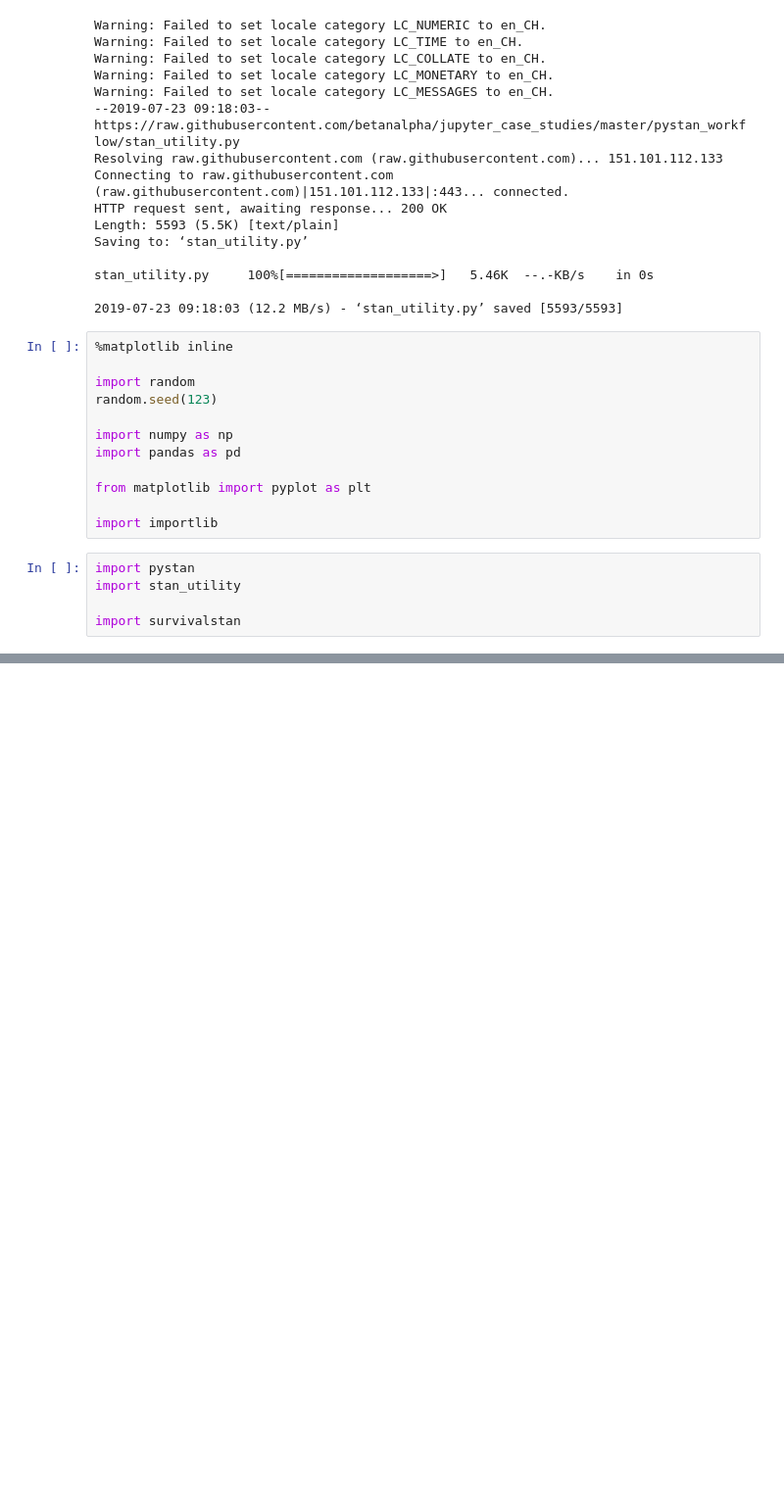
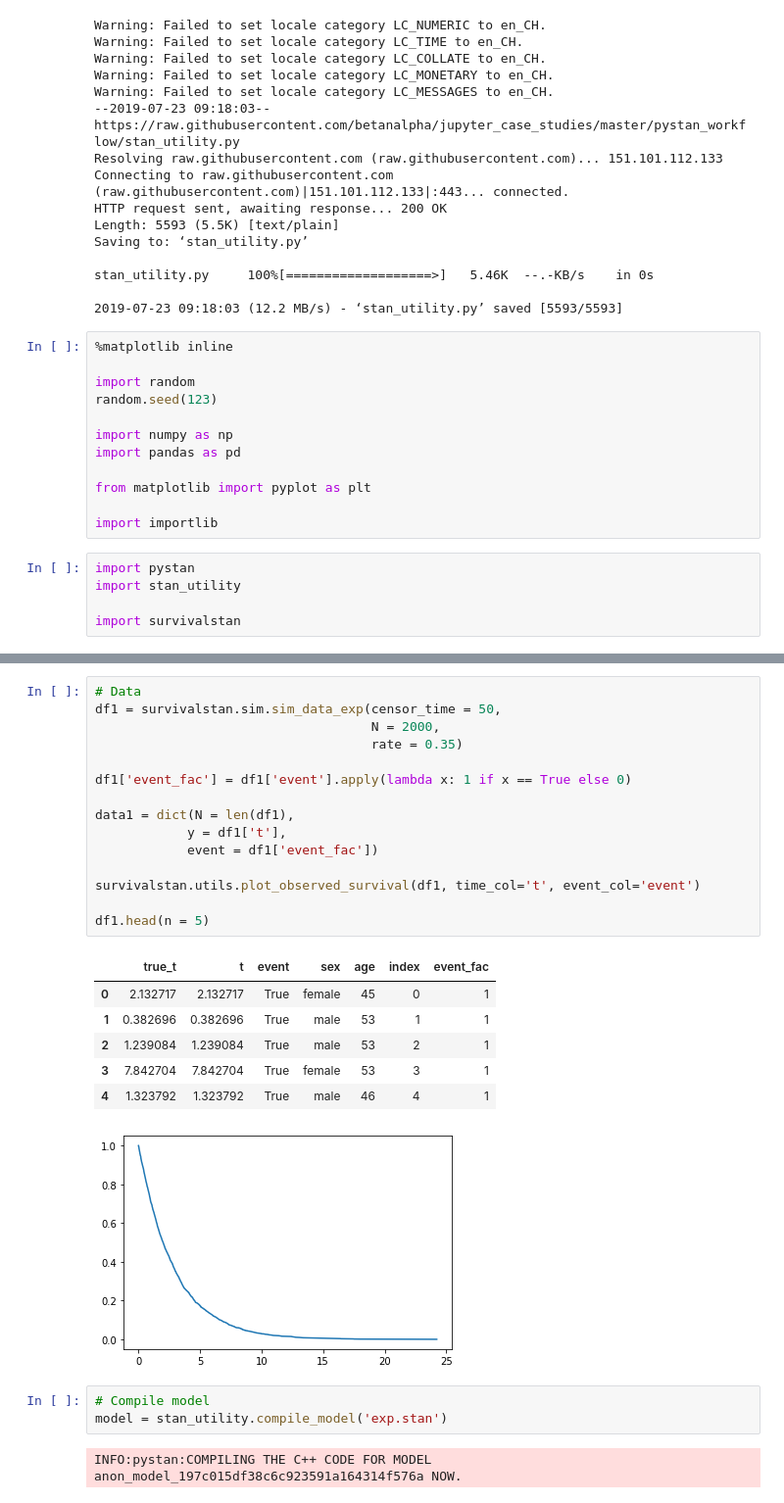
Before and after one commit to philarnold4242/test_survivalstan, a Jupyter notebook: bayesian_os_share.ipynb, the cells around one changed output, grey strips where cells are left out. Shown: that part at 98% size. Cells and saved outputs as stored; diff of their text form; blank space fills up the shorter version.

```diff
--- a/bayesian_os_share.ipynb
+++ b/bayesian_os_share.ipynb
@@ -44,0 +49,28 @@ S(t) = exp( -a*t )
+# %%
+# Data
+df1 = survivalstan.sim.sim_data_exp(censor_time = 50,
+                                    N = 2000,
+                                    rate = 0.35)
+
+df1['event_fac'] = df1['event'].apply(lambda x: 1 if x == True else 0)
+
+data1 = dict(N = len(df1),
+            y = df1['t'],
+            event = df1['event_fac'])
+
+survivalstan.utils.plot_observed_survival(df1, time_col='t', event_col='event')
+
+df1.head(n = 5)
+# %% [output]
+|  | true_t | t | event | sex | age | index | event_fac |
+| 0 | 2.132717 | 2.132717 | True | female | 45 | 0 | 1 |
+| 1 | 0.382696 | 0.382696 | True | male | 53 | 1 | 1 |
+| 2 | 1.239084 | 1.239084 | True | male | 53 | 2 | 1 |
+| 3 | 7.842704 | 7.842704 | True | female | 53 | 3 | 1 |
+| 4 | 1.323792 | 1.323792 | True | male | 46 | 4 | 1 |
+[figure, added]
+# %%
+# Compile model
+model = stan_utility.compile_model('exp.stan')
+# %% [output]
+INFO:pystan:COMPILING THE C++ CODE FOR MODEL anon_model_197c015df38c6c923591a164314f576a NOW.
```
Also changed, not shown: parts of 24 cells of this notebook, 1 other file.
